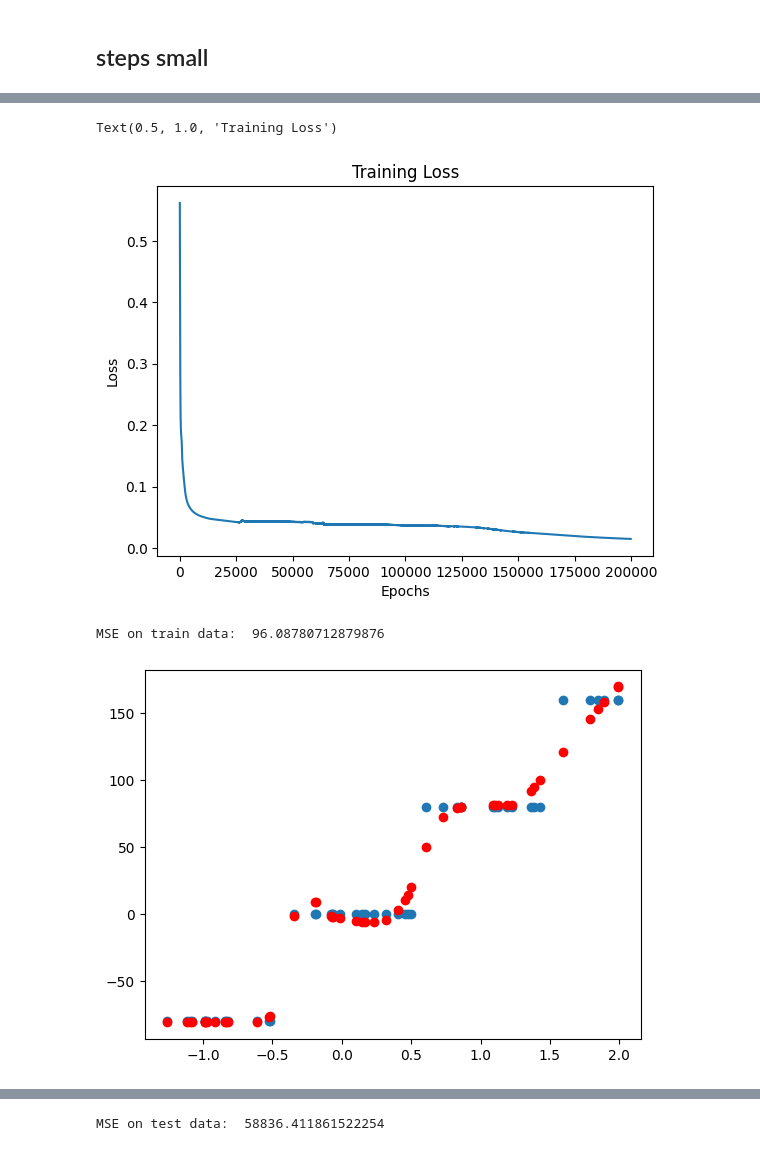
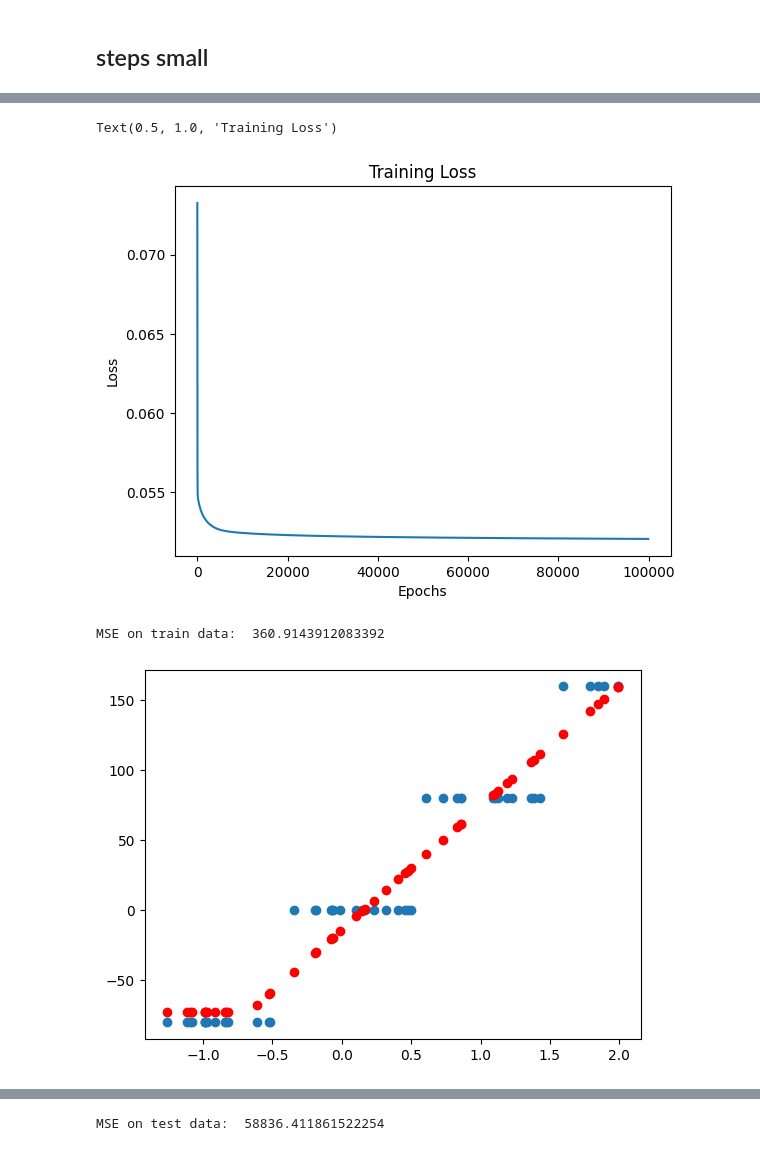
Before and after one commit to Fersoil/miowad, a Jupyter notebook: NN/NN2.ipynb, the cells around one changed output, grey strips where cells are left out. Cells and saved outputs as stored; diff of their text form; code cells hidden in the pictures.

Commit message:
momentum and rms_prop

```diff
--- a/NN/NN2.ipynb
+++ b/NN/NN2.ipynb
@@ -217,13 +184,15 @@ thats enough small MSE
 # %%
 layers = [
     {"output_dim": 10, "activation": "relu", "init_method": "he"},
-    {"output_dim": 3, "activation": "relu", "init_method": "he"},
+    #{"output_dim": 3, "activation": "relu", "init_method": "he"},
     {"output_dim": 3, "activation": "relu", "init_method": "he"},
     {"output_dim": 5, "activation": "sigmoid", "init_method": "uniform"},
 
     {"activation": "linear"}
 ]
 
+
+
 norm_steps = networks.assets.Normalizator(steps_small_train)
 steps_small_train_norm = norm_steps(steps_small_train)
 steps_small_test_norm = norm_steps(steps_small_test)
@@ -233,7 +202,8 @@ mlp_steps = networks.MLP(layers, input=steps_small_train_norm[["x"]])
 mlp_steps = networks.MLP(layers, input=steps_small_train_norm[["x"]])
 
 
-losses = mlp_steps.train(steps_small_train_norm[["x"]].T.to_numpy(), steps_small_train_norm[["y"]].T.to_numpy(), 0.5, 200000)
+losses = mlp_steps.train(steps_small_train_norm[["x"]].T.to_numpy(), steps_small_train_norm[["y"]].T.to_numpy(),
+                         epochs=100000, learning_rate = 0.5, momentum_rate = 0.5)
 # losses = mlp_steps.minibatch_train(steps_small_train_norm[["x"]].T.to_numpy(), steps_small_train_norm[["y"]].T.to_numpy(), 0.1, 20000)
 
 plt.plot(losses[100:])
@@ -261,5 +231,5 @@ Epoch: 199900, Loss: 0.014727638692031779
 Text(0.5, 1.0, 'Training Loss')
-[figure, old version]
+[figure, new version]
 # %%
 y_hat = mlp_steps.full_forward_pass(steps_small_train_norm[["x"]].T)
 
@@ -269,8 +239,8 @@ plt.scatter(steps_small_train["x"], norm_steps.denorm(y_hat.T, index="y"), color
 mse = np.mean((steps_small_train["y"] - norm_steps.denorm(y_hat.T, index="y").flatten())**2)
 print("MSE on train data: ", mse)
 # %% [output]
-MSE on train data:  96.08780712879876
+MSE on train data:  360.9143912083392
-[figure, old version]
+[figure, new version]
 # %%
 y_hat = mlp_steps.full_forward_pass(steps_small_test_norm[["x"]].T)
 
```
Also changed, not shown: parts of 18 cells of this notebook, 5 other files.
